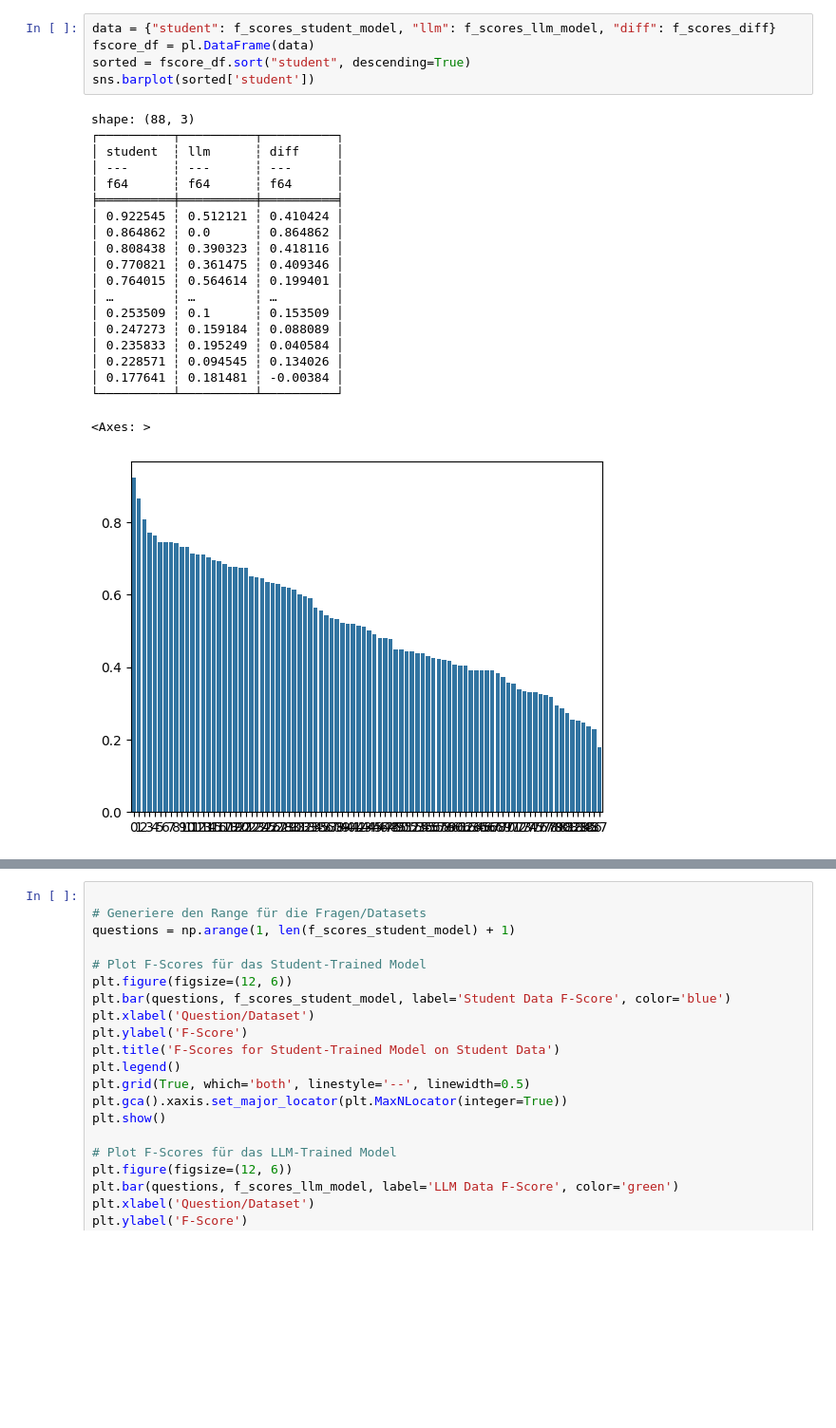
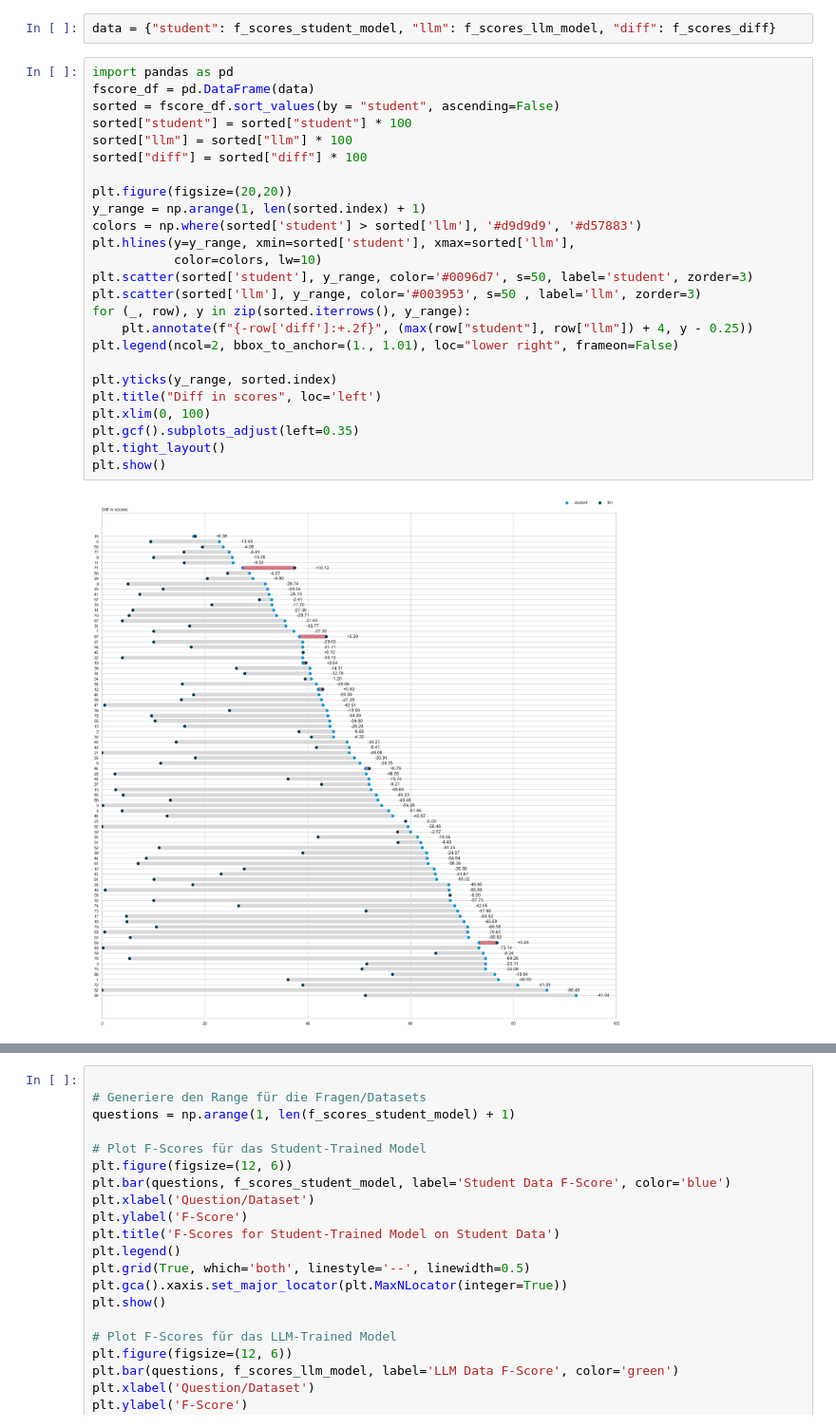
Before and after one commit to mariebexte/llm-augmentation-scoring, a Jupyter notebook: HighestLowestFScore.ipynb, the cells around one changed output, grey strips where cells are left out. Shown at 95% size. Drawn from its saved outputs; the diff is of its cells as text; blank space fills up the shorter version.

Commit message:
lollipop chart

```diff
--- a/HighestLowestFScore.ipynb
+++ b/HighestLowestFScore.ipynb
@@ -101,27 +102,30 @@ for student_file, llm_file in zip(student_data_files, llm_data_files):
 0.38/0.44/-0.05
 # %%
 data = {"student": f_scores_student_model, "llm": f_scores_llm_model, "diff": f_scores_diff}
-fscore_df = pl.DataFrame(data)
-sorted = fscore_df.sort("student", descending=True)
-sns.barplot(sorted['student'])
-# %% [output]
-shape: (88, 3)
-┌──────────┬──────────┬──────────┐
-│ student  ┆ llm      ┆ diff     │
-│ ---      ┆ ---      ┆ ---      │
-│ f64      ┆ f64      ┆ f64      │
-╞══════════╪══════════╪══════════╡
-│ 0.922545 ┆ 0.512121 ┆ 0.410424 │
-│ 0.864862 ┆ 0.0      ┆ 0.864862 │
-│ 0.808438 ┆ 0.390323 ┆ 0.418116 │
-│ 0.770821 ┆ 0.361475 ┆ 0.409346 │
-│ 0.764015 ┆ 0.564614 ┆ 0.199401 │
-│ …        ┆ …        ┆ …        │
-│ 0.253509 ┆ 0.1      ┆ 0.153509 │
-│ 0.247273 ┆ 0.159184 ┆ 0.088089 │
-│ 0.235833 ┆ 0.195249 ┆ 0.040584 │
-│ 0.228571 ┆ 0.094545 ┆ 0.134026 │
-│ 0.177641 ┆ 0.181481 ┆ -0.00384 │
-└──────────┴──────────┴──────────┘
-<Axes: >
-[figure, removed]
+# %%
+import pandas as pd
+fscore_df = pd.DataFrame(data)
+sorted = fscore_df.sort_values(by = "student", ascending=False)
+sorted["student"] = sorted["student"] * 100
+sorted["llm"] = sorted["llm"] * 100
+sorted["diff"] = sorted["diff"] * 100
+
+plt.figure(figsize=(20,20))
+y_range = np.arange(1, len(sorted.index) + 1)
+colors = np.where(sorted['student'] > sorted['llm'], '#d9d9d9', '#d57883')
+plt.hlines(y=y_range, xmin=sorted['student'], xmax=sorted['llm'],
+           color=colors, lw=10)
+plt.scatter(sorted['student'], y_range, color='#0096d7', s=50, label='student', zorder=3)
+plt.scatter(sorted['llm'], y_range, color='#003953', s=50 , label='llm', zorder=3)
+for (_, row), y in zip(sorted.iterrows(), y_range):
+    plt.annotate(f"{-row['diff']:+.2f}", (max(row["student"], row["llm"]) + 4, y - 0.25))
+plt.legend(ncol=2, bbox_to_anchor=(1., 1.01), loc="lower right", frameon=False)
+
+plt.yticks(y_range, sorted.index)
+plt.title("Diff in scores", loc='left')
+plt.xlim(0, 100)
+plt.gcf().subplots_adjust(left=0.35)
+plt.tight_layout()
+plt.show()
+# %% [output]
+[figure, added]
```
Also changed, not shown: parts of 4 cells of this notebook, 2 other files.
